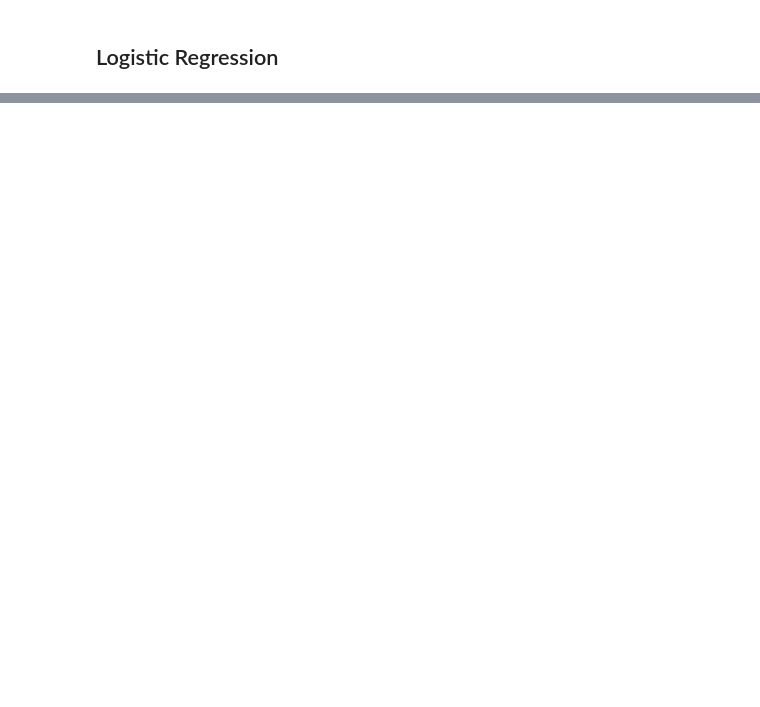
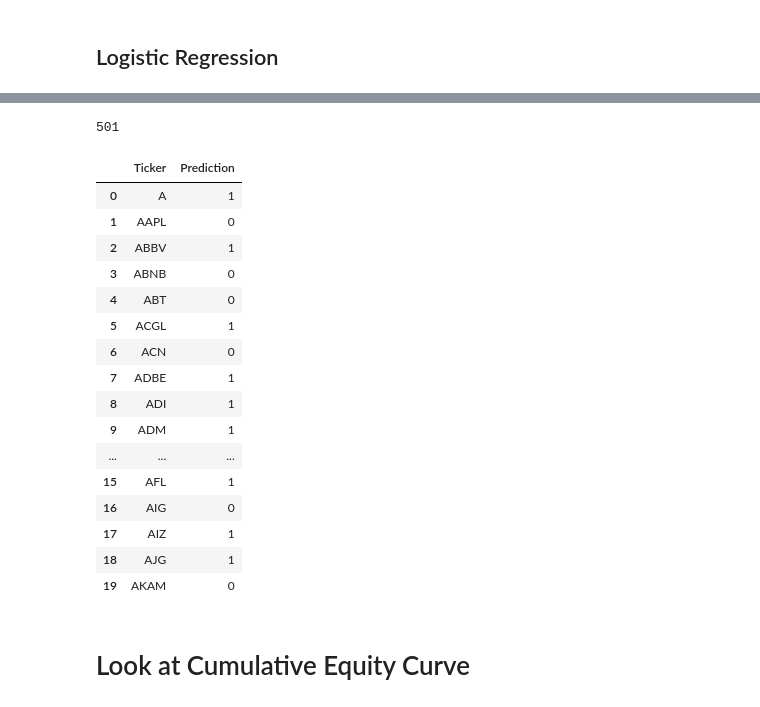
Before and after one commit to Corey-Holton/Group_project_2, a Jupyter notebook: notebooks/montre_exploration/regressions.ipynb, the cells around one changed output, grey strips where cells are left out. Drawn from its saved outputs; the diff is of its cells as text; code cells hidden in the pictures; blank space fills up the shorter version.

```diff
--- a/notebooks/montre_exploration/regressions.ipynb
+++ b/notebooks/montre_exploration/regressions.ipynb
@@ -174,0 +207,16 @@ Logistic Regression Mean Squared Error: 0.4813471920070905
+# %%
+# todays_data = todays_data.drop(columns=['Action'])
+# todays_data.set_index(['Date', 'Ticker'], inplace=True)
+
+todays_data.drop(columns=['Resistance', 'SMA_50', 'Support'], inplace=True)
+
+# todays_data = todays_data.drop(columns=['Return'])
+
+# todays_data
+# %%
+scaler = StandardScaler()
+data_scaled = scaler.fit_transform(todays_data)
+
+# Predict on the test set
+today_prediction = log_reg.predict(data_scaled)
+today_prediction
@@ -174,0 +241,31 @@ Logistic Regression Mean Squared Error: 0.4813471920070905
+# %%
+len(today_prediction)
+# %% [output]
+501
+# %%
+prediction_df = pd.DataFrame()
+prediction_df['Ticker'] = todays_data.index.get_level_values(1)
+prediction_df['Prediction'] = today_prediction
+prediction_df.head(20)
+
+# prediction_df.to_csv('prediction.csv', index=False)
+# %% [output]
+|  | Ticker | Prediction |
+| 0 | A | 1 |
+| 1 | AAPL | 0 |
+| 2 | ABBV | 1 |
+| 3 | ABNB | 0 |
+| 4 | ABT | 0 |
+| 5 | ACGL | 1 |
+| 6 | ACN | 0 |
+| 7 | ADBE | 1 |
+| 8 | ADI | 1 |
+| 9 | ADM | 1 |
+| ... | ... | ... |
+| 15 | AFL | 1 |
+| 16 | AIG | 0 |
+| 17 | AIZ | 1 |
+| 18 | AJG | 1 |
+| 19 | AKAM | 0 |
+# %% [markdown]
+# Look at Cumulative Equity Curve
```
Also changed, not shown: parts of 23 cells of this notebook.
